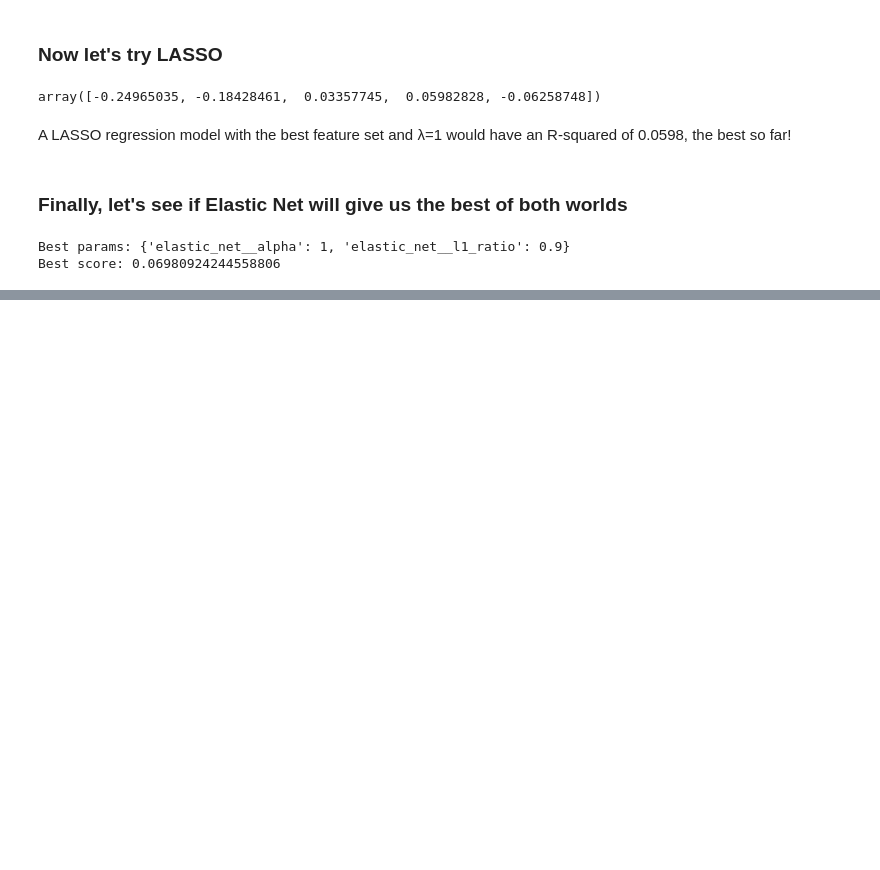
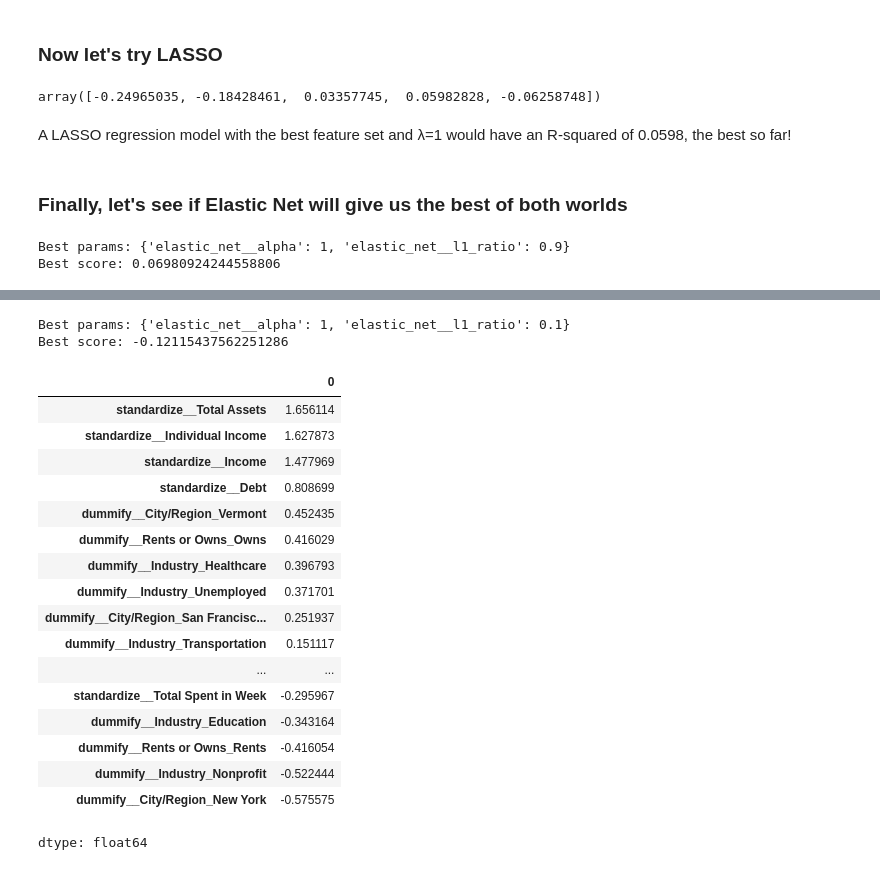
Before and after one commit to mgracie2002/Refinery29-Money-Diaries-Project, a Jupyter notebook: money_diaries_notebook.ipynb, the cells around one changed output, grey strips where cells are left out. Saved outputs shown, nothing was run; the diff lists cells and outputs as text; code cells hidden in the pictures; blank space fills up the shorter version.

```diff
--- a/money_diaries_notebook.ipynb
+++ b/money_diaries_notebook.ipynb
@@ -583,0 +753,62 @@ Best score: 0.06980924244558806
+# %%
+# That score is not great. Let's try some more feature selection until we get the best one possible
+# I tested various feature sets in this block, I'm just not showing all of them for readability's sake
+X = md[["City/Region", "Income", "Individual Income", "Age", "Industry", "Rents or Owns", "Total Assets", "Debt", "Total Spent in Week"]]
+y = md["R29 Impressed Reactions"]
+
+ct = ColumnTransformer(
+  [
+    ("dummify",
+    OneHotEncoder(sparse_output = False, handle_unknown="ignore"),
+    make_column_selector(dtype_include=object)),
+    ("standardize",
+    StandardScaler(),
+    make_column_selector(dtype_include=np.number))
+  ],
+  remainder = "passthrough"
+)
+
+elastic_net_pipeline = Pipeline(
+  [("preprocessing", ct),
+  ("elastic_net", ElasticNet())])
+
+param_grid = {
+    "elastic_net__alpha": [0.001, 0.01, 0.1, 1, 10],
+    "elastic_net__l1_ratio": [0.1, 0.3, 0.5, 0.7, 0.9, 1.0]
+}
+
+gscv = GridSearchCV(elastic_net_pipeline, param_grid, cv=5, scoring="r2")
+gscv_fitted = gscv.fit(X, y)
+print("Best params:", gscv_fitted.best_params_)
+print("Best score:", gscv_fitted.best_score_)
+# %% [output]
+Best params: {'elastic_net__alpha': 1, 'elastic_net__l1_ratio': 0.1}
+Best score: -0.12115437562251286
+# %%
+# Fit elastic net pipeline with the best parameters
+elastic_net_pipeline = Pipeline([("preprocessing", ct), ("elastic_net", ElasticNet(alpha=1, l1_ratio=0.1))])
+elastic_net_pipeline_fitted = elastic_net_pipeline.fit(X, y)
+
+# Get the coefficients of this model for interpretation
+feature_names = ct.get_feature_names_out()
+elastic_net_coefs = elastic_net_pipeline_fitted.named_steps["elastic_net"].coef_
+pd.Series(elastic_net_coefs, index=feature_names).sort_values(ascending=False)
+# %% [output]
+|  | 0 |
+| standardize__Total Assets | 1.656114 |
+| standardize__Individual Income | 1.627873 |
+| standardize__Income | 1.477969 |
+| standardize__Debt | 0.808699 |
+| dummify__City/Region_Vermont | 0.452435 |
+| dummify__Rents or Owns_Owns | 0.416029 |
+| dummify__Industry_Healthcare | 0.396793 |
+| dummify__Industry_Unemployed | 0.371701 |
+| dummify__City/Region_San Francisc... | 0.251937 |
+| dummify__Industry_Transportation | 0.151117 |
+| ... | ... |
+| standardize__Total Spent in Week | -0.295967 |
+| dummify__Industry_Education | -0.343164 |
+| dummify__Rents or Owns_Rents | -0.416054 |
+| dummify__Industry_Nonprofit | -0.522444 |
+| dummify__City/Region_New York | -0.575575 |
+dtype: float64
```
Also changed, not shown: parts of 13 cells of this notebook.
